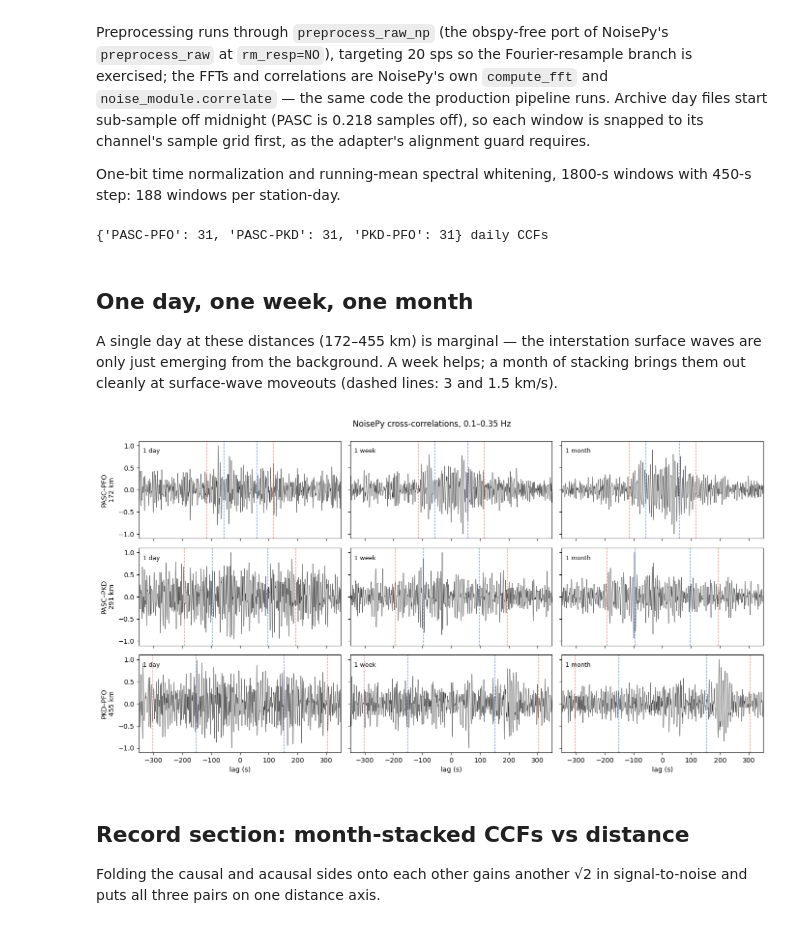
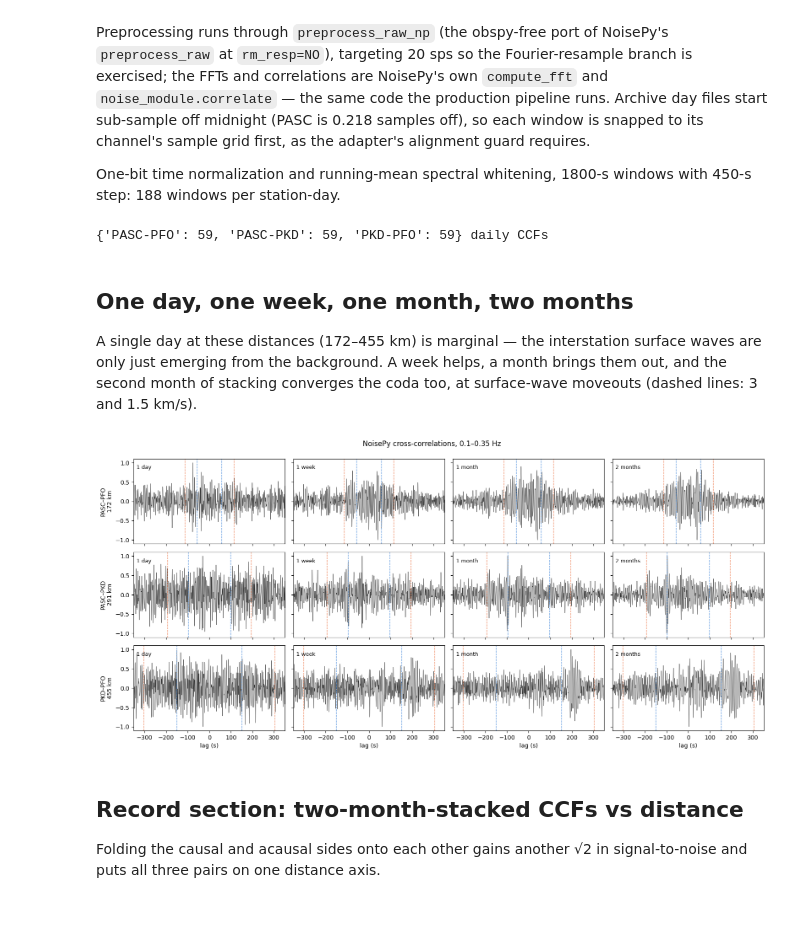
Before and after one commit to Denolle-Lab/seisfetch, a Jupyter notebook: notebooks/06_cross_correlation_three_archives.ipynb, the cells around one changed output. Drawn from its saved outputs; the diff is of its cells as text; code cells hidden in the pictures.

```diff
--- a/notebooks/06_cross_correlation_three_archives.ipynb
+++ b/notebooks/06_cross_correlation_three_archives.ipynb
@@ -32,7 +32,9 @@ from seisfetch.s3 import S3OpenClient
 
 warnings.filterwarnings("ignore")
 
-DAYS = [f"2022-01-{d:02d}" for d in range(1, 32)]
+DAYS = [f"2022-01-{d:02d}" for d in range(1, 32)] + [
+    f"2022-02-{d:02d}" for d in range(1, 29)
+]
 SHOW_DAY = "2022-01-02"
 CACHE = Path("..") / ".xcorr_eval_cache"  # day files cached on first run
 
@@ -206,7 +208,12 @@ def stack_over(p, days):
     return sum(c / np.abs(c).max() for c in cs) / len(cs)
 
 
-STACKS = [("1 day", [SHOW_DAY]), ("1 week", DAYS[:7]), ("1 month", DAYS)]
+STACKS = [
+    ("1 day", [SHOW_DAY]),
+    ("1 week", DAYS[:7]),
+    ("1 month", DAYS[:31]),
+    ("2 months", DAYS),
+]
 lag = (
     np.arange(daily[PAIRS[0]][SHOW_DAY].size) - daily[PAIRS[0]][SHOW_DAY].size // 2
 ) / cfg.sampling_rate
@@ -216,37 +223,37 @@ BAND = (0.1, 0.35)
 def bp(c):
     return bandpass_np(c, *BAND, df=cfg.sampling_rate, corners=4, zerophase=True)
 # %% [output]
-{'PASC-PFO': 31, 'PASC-PKD': 31, 'PKD-PFO': 31} daily CCFs
+{'PASC-PFO': 59, 'PASC-PKD': 59, 'PKD-PFO': 59} daily CCFs
 # %% [markdown]
-## One day, one week, one month
+## One day, one week, one month, two months
 
 A single day at these distances (172–455 km) is marginal — the interstation
-surface waves are only just emerging from the background. A week helps; a
-month of stacking brings them out cleanly at surface-wave moveouts (dashed
-lines: 3 and 1.5 km/s).
+surface waves are only just emerging from the background. A week helps, a
+month brings them out, and the second month of stacking converges the coda
+too, at surface-wave moveouts (dashed lines: 3 and 1.5 km/s).
 # %%
-fig, axes = plt.subplots(3, 3, figsize=(14, 7.5), sharex=True, sharey=True)
+fig, axes = plt.subplots(3, 4, figsize=(16, 7.5), sharex=True, sharey=True)
 order = sorted(PAIRS, key=lambda p: DIST[p])
 for row, (s, r) in zip(axes, order):
     d = DIST[(s, r)]
     for ax, (lbl, days) in zip(row, STACKS):
         c = bp(stack_over((s, r), days))
         ax.plot(lag, c / np.abs(c).max(), lw=0.5, color="#333")
         for v, col in ((3.0, "#2a78d6"), (1.5, "#eb6834")):
             for sign in (+1, -1):
                 ax.axvline(sign * d / v, color=col, lw=0.9, ls="--", alpha=0.8)
         ax.text(0.02, 0.93, lbl, transform=ax.transAxes, va="top", fontsize=9)
     row[0].set_ylabel(f"{s}–{r}\n{d:.0f} km")
 for ax in axes[-1]:
     ax.set_xlabel("lag (s)")
     ax.set_xlim(-350, 350)
 axes[0, 0].set_ylim(-1.1, 1.1)
 fig.suptitle(f"NoisePy cross-correlations, {BAND[0]}–{BAND[1]} Hz", y=0.995)
 fig.tight_layout()
 # %% [output]
-[figure, old version]
+[figure, new version]
 # %% [markdown]
-## Record section: month-stacked CCFs vs distance
+## Record section: two-month-stacked CCFs vs distance
 
 Folding the causal and acausal sides onto each other gains another √2 in
 signal-to-noise and puts all three pairs on one distance axis.
```
Also changed, not shown: parts of 4 cells of this notebook, 1 other file.
